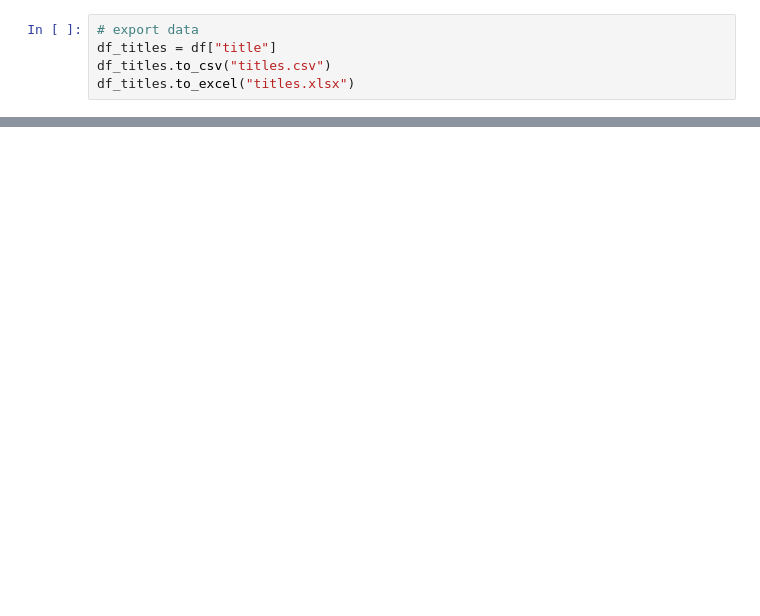
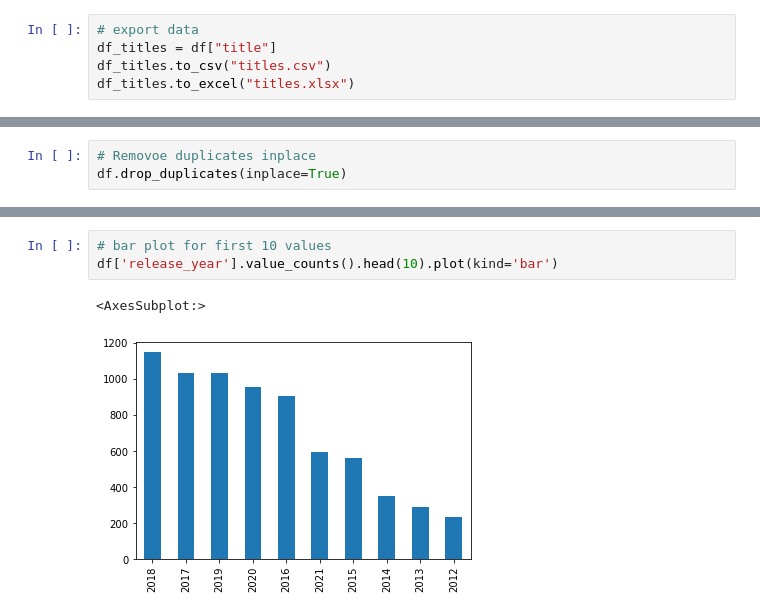
Before and after one commit to lifeparticle/Python-Cheatsheet, a Jupyter notebook: pandas/pandas_example.ipynb, the cells around one changed output, grey strips where cells are left out. Drawn from its saved outputs; the diff is of its cells as text; blank space fills up the shorter version.

```diff
--- a/pandas/pandas_example.ipynb
+++ b/pandas/pandas_example.ipynb
@@ -146,0 +174,3 @@ df_tv_show.head(5)
+# %%
+# Removoe duplicates inplace
+df.drop_duplicates(inplace=True)
@@ -146,0 +227,6 @@ df_tv_show.head(5)
+# %%
+# bar plot for first 10 values
+df['release_year'].value_counts().head(10).plot(kind='bar')
+# %% [output]
+<AxesSubplot:>
+[figure, added]
```
Also changed, not shown: parts of 18 cells of this notebook, 2 other files.
